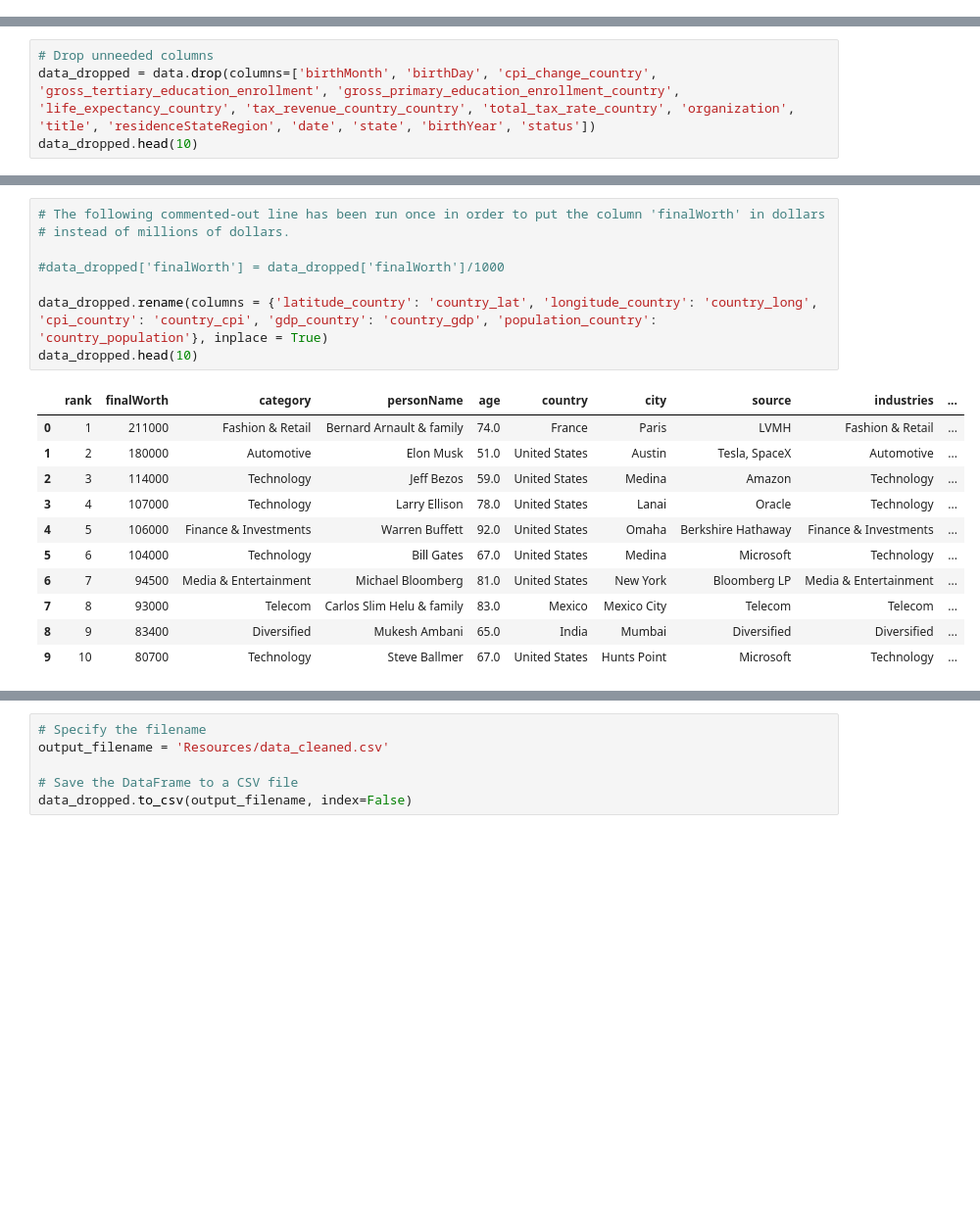
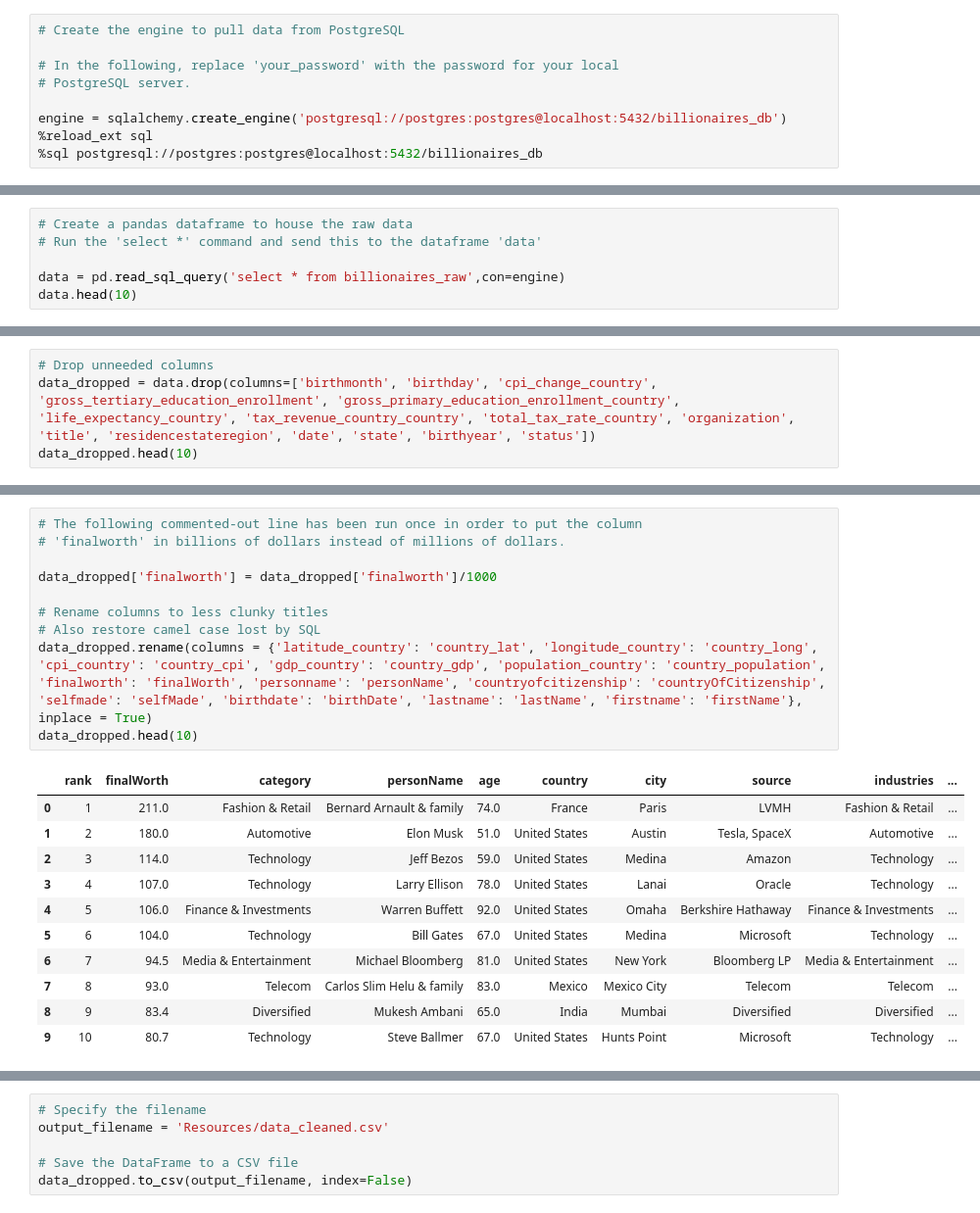
Before and after one commit to cmaijala/Billionaire-Insights, a Jupyter notebook: main.ipynb, the cells around one changed output, grey strips where cells are left out. Shown: that part at 98% size. Cells and saved outputs as stored; diff of their text form; blank space fills up the shorter version.

Commit message:
Added PostgreSQL database to Jupyter Notebook (with SQLAlchemy), added documentation folder for SQL queries and creating table schemata, and updated JavaScript.

```diff
--- a/main.ipynb
+++ b/main.ipynb
@@ -29,0 +11,9 @@ data.head(10)
+# %%
+# Create the engine to pull data from PostgreSQL
+
+# In the following, replace 'your_password' with the password for your local
+# PostgreSQL server.
+
+engine = sqlalchemy.create_engine('postgresql://postgres:postgres@localhost:5432/billionaires_db')
+%reload_ext sql
+%sql postgresql://postgres:postgres@localhost:5432/billionaires_db
@@ -29,0 +22,6 @@ data.head(10)
+# %%
+# Create a pandas dataframe to house the raw data
+# Run the 'select *' command and send this to the dataframe 'data'
+
+data = pd.read_sql_query('select * from billionaires_raw',con=engine)
+data.head(10)
@@ -51,6 +62,6 @@ longitude_country                              164
 dtype: int64
 # %%
 # Drop unneeded columns
-data_dropped = data.drop(columns=['birthMonth', 'birthDay', 'cpi_change_country', 'gross_tertiary_education_enrollment', 'gross_primary_education_enrollment_country', 'life_expectancy_country', 'tax_revenue_country_country', 'total_tax_rate_country', 'organization', 'title', 'residenceStateRegion', 'date', 'state', 'birthYear', 'status'])
+data_dropped = data.drop(columns=['birthmonth', 'birthday', 'cpi_change_country', 'gross_tertiary_education_enrollment', 'gross_primary_education_enrollment_country', 'life_expectancy_country', 'tax_revenue_country_country', 'total_tax_rate_country', 'organization', 'title', 'residencestateregion', 'date', 'state', 'birthyear', 'status'])
 data_dropped.head(10)
 # %% [output]
@@ -68,21 +79,23 @@ data_dropped.head(10)
 # %%
-# The following commented-out line has been run once in order to put the column 'finalWorth' in dollars
-# instead of millions of dollars.
+# The following commented-out line has been run once in order to put the column
+# 'finalworth' in billions of dollars instead of millions of dollars.
 
-#data_dropped['finalWorth'] = data_dropped['finalWorth']/1000
+data_dropped['finalworth'] = data_dropped['finalworth']/1000
 
-data_dropped.rename(columns = {'latitude_country': 'country_lat', 'longitude_country': 'country_long', 'cpi_country': 'country_cpi', 'gdp_country': 'country_gdp', 'population_country': 'country_population'}, inplace = True)
+# Rename columns to less clunky titles
+# Also restore camel case lost by SQL
+data_dropped.rename(columns = {'latitude_country': 'country_lat', 'longitude_country': 'country_long', 'cpi_country': 'country_cpi', 'gdp_country': 'country_gdp', 'population_country': 'country_population', 'finalworth': 'finalWorth', 'personname': 'personName', 'countryofcitizenship': 'countryOfCitizenship', 'selfmade': 'selfMade', 'birthdate': 'birthDate', 'lastname': 'lastName', 'firstname': 'firstName'}, inplace = True)
 data_dropped.head(10)
 # %% [output]
 |  | rank | finalWorth | category | personName | age | country | city | source | industries | ... |
-| 0 | 1 | 211000 | Fashion & Retail | Bernard Arnault & family | 74.0 | France | Paris | LVMH | Fashion & Retail | ... |
-| 1 | 2 | 180000 | Automotive | Elon Musk | 51.0 | United States | Austin | Tesla, SpaceX | Automotive | ... |
-| 2 | 3 | 114000 | Technology | Jeff Bezos | 59.0 | United States | Medina | Amazon | Technology | ... |
-| 3 | 4 | 107000 | Technology | Larry Ellison | 78.0 | United States | Lanai | Oracle | Technology | ... |
-| 4 | 5 | 106000 | Finance & Investments | Warren Buffett | 92.0 | United States | Omaha | Berkshire Hathaway | Finance & Investments | ... |
-| 5 | 6 | 104000 | Technology | Bill Gates | 67.0 | United States | Medina | Microsoft | Technology | ... |
-| 6 | 7 | 94500 | Media & Entertainment | Michael Bloomberg | 81.0 | United States | New York | Bloomberg LP | Media & Entertainment | ... |
-| 7 | 8 | 93000 | Telecom | Carlos Slim Helu & family | 83.0 | Mexico | Mexico City | Telecom | Telecom | ... |
-| 8 | 9 | 83400 | Diversified | Mukesh Ambani | 65.0 | India | Mumbai | Diversified | Diversified | ... |
-| 9 | 10 | 80700 | Technology | Steve Ballmer | 67.0 | United States | Hunts Point | Microsoft | Technology | ... |
+| 0 | 1 | 211.0 | Fashion & Retail | Bernard Arnault & family | 74.0 | France | Paris | LVMH | Fashion & Retail | ... |
+| 1 | 2 | 180.0 | Automotive | Elon Musk | 51.0 | United States | Austin | Tesla, SpaceX | Automotive | ... |
+| 2 | 3 | 114.0 | Technology | Jeff Bezos | 59.0 | United States | Medina | Amazon | Technology | ... |
+| 3 | 4 | 107.0 | Technology | Larry Ellison | 78.0 | United States | Lanai | Oracle | Technology | ... |
+| 4 | 5 | 106.0 | Finance & Investments | Warren Buffett | 92.0 | United States | Omaha | Berkshire Hathaway | Finance & Investments | ... |
+| 5 | 6 | 104.0 | Technology | Bill Gates | 67.0 | United States | Medina | Microsoft | Technology | ... |
+| 6 | 7 | 94.5 | Media & Entertainment | Michael Bloomberg | 81.0 | United States | New York | Bloomberg LP | Media & Entertainment | ... |
+| 7 | 8 | 93.0 | Telecom | Carlos Slim Helu & family | 83.0 | Mexico | Mexico City | Telecom | Telecom | ... |
+| 8 | 9 | 83.4 | Diversified | Mukesh Ambani | 65.0 | India | Mumbai | Diversified | Diversified | ... |
+| 9 | 10 | 80.7 | Technology | Steve Ballmer | 67.0 | United States | Hunts Point | Microsoft | Technology | ... |
 # %%
```
Also changed, not shown: parts of 11 cells of this notebook, 9 other files.
